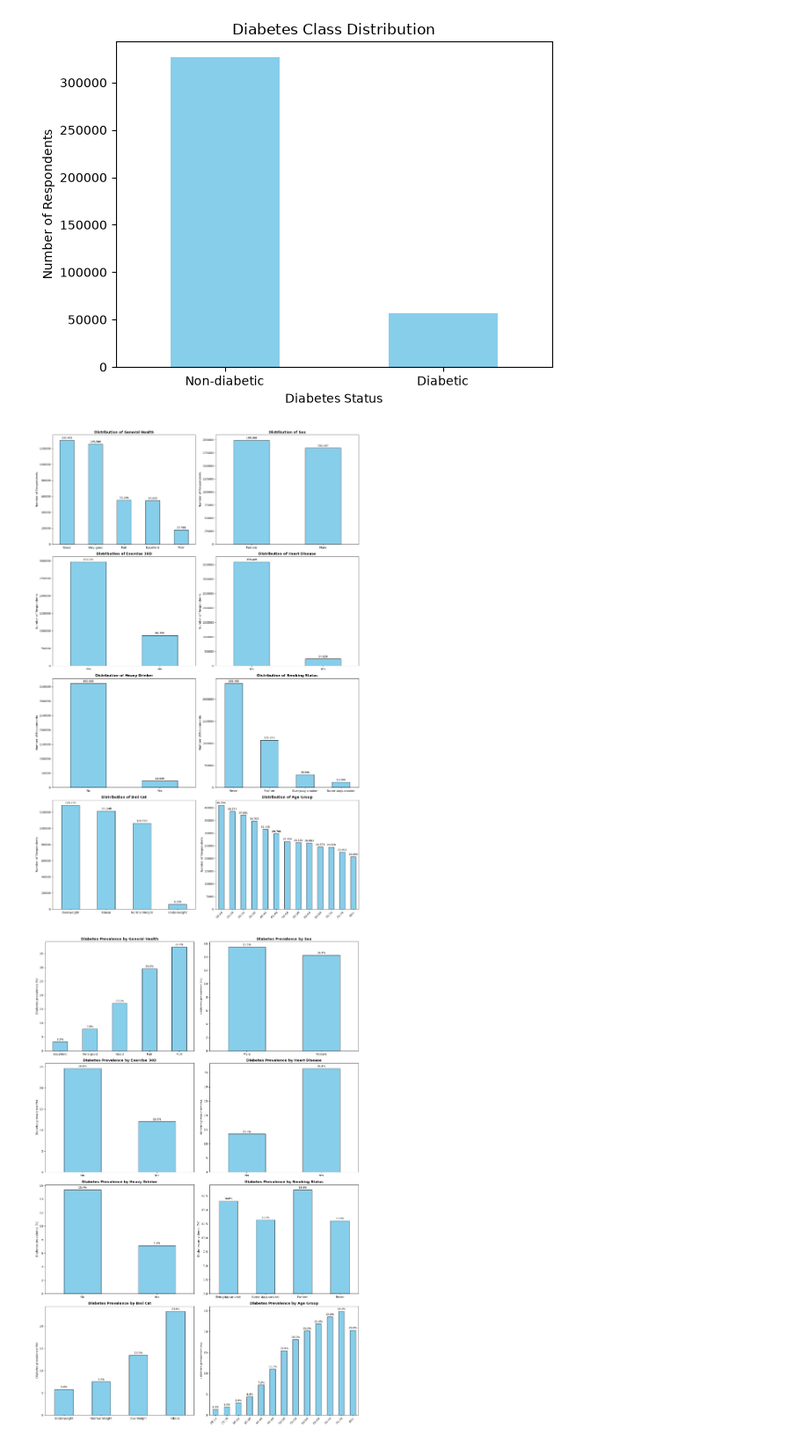
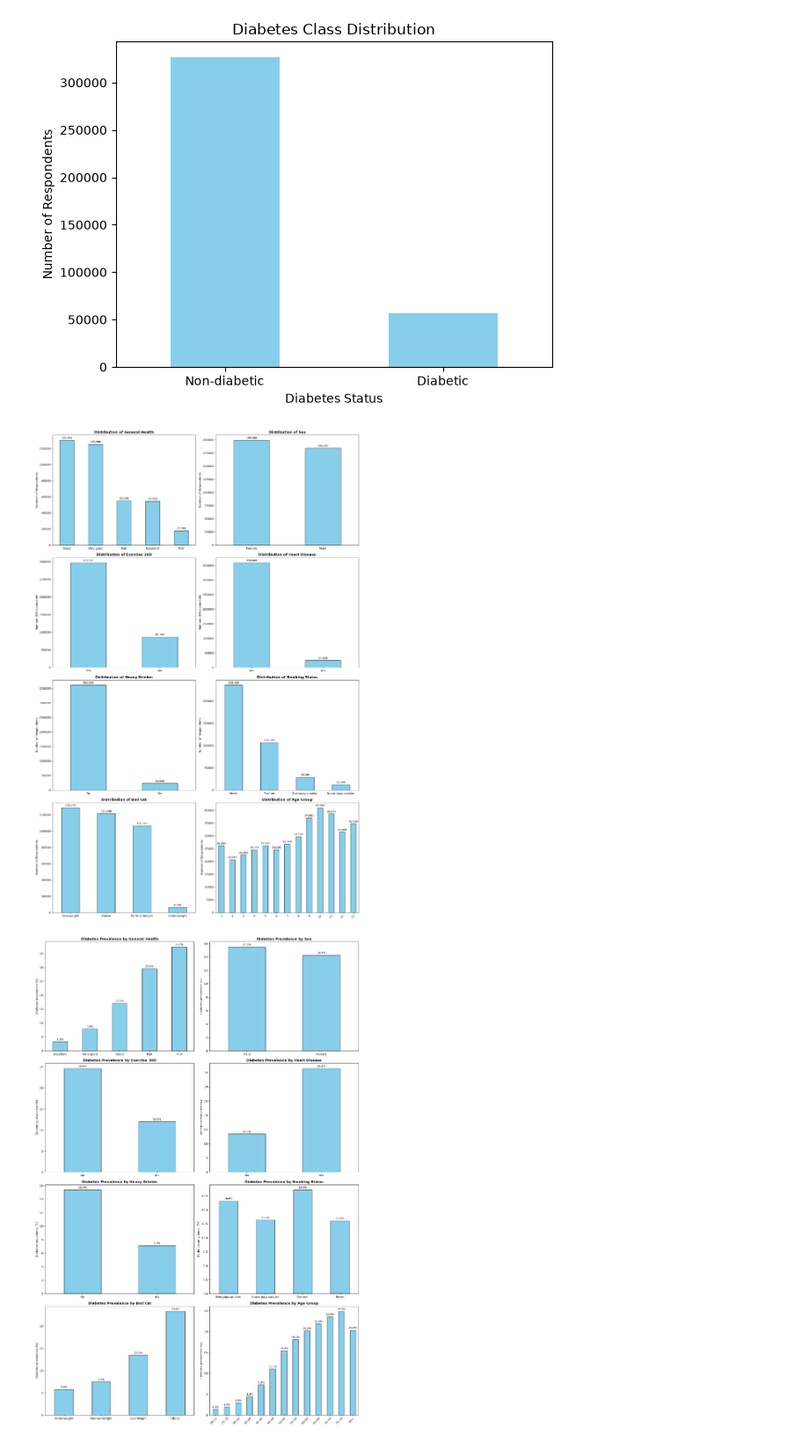
Before and after one commit to giftyhealthtech/diabetes-risk-prediction, a Jupyter notebook: diabetes_risk_model.ipynb, the cells around one changed output. Shown at 88% size. Cells and saved outputs as stored; diff of their text form; code cells hidden in the pictures.

```diff
--- a/diabetes_risk_model.ipynb
+++ b/diabetes_risk_model.ipynb
@@ -413,35 +561,35 @@ labels = {
 fig, axes = plt.subplots(nrows=4, ncols=2, figsize=(16, 24))
 axes = axes.flatten()
 
 for i, (col, names) in enumerate(labels.items()):
     ax = axes[i]
 
     data = df[col].value_counts()
 
     if isinstance(names, dict):
         data.index = data.index.map(names)
     elif isinstance(names, list):
-        data.index = names
+        data = df[col].value_counts().sort_index()
 
     data.plot(kind="bar", ax=ax, color="skyblue", edgecolor="black")
 
     for container in ax.containers:
         ax.bar_label(container, fmt='{:,}', padding=3, fontsize=9)
 
     ax.set_title(f"Distribution of {col.replace('_', ' ').title()}", fontsize=12, fontweight='bold')
     ax.set_ylabel("Number of Respondents")
     ax.set_xlabel("")
 
     rotation_angle = 45 if col == "age_group" else 0
     ax.tick_params(axis='x', rotation=rotation_angle)
 
     if rotation_angle > 0:
         plt.setp(ax.get_xticklabels(), ha="right", rotation_mode="anchor")
 
 plt.tight_layout()
 plt.show()
 # %% [output]
-[figure, old version]
+[figure, new version]
 # %%
 fig, axes = plt.subplots(nrows=4, ncols=2, figsize=(16, 24))
 axes = axes.flatten()
```
Also changed, not shown: parts of 36 cells of this notebook.
